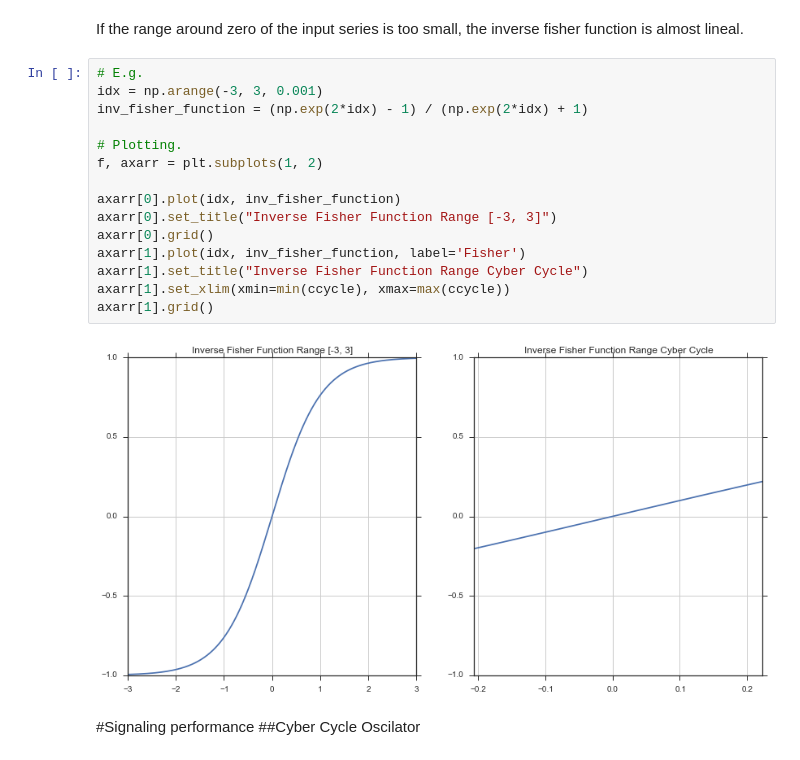
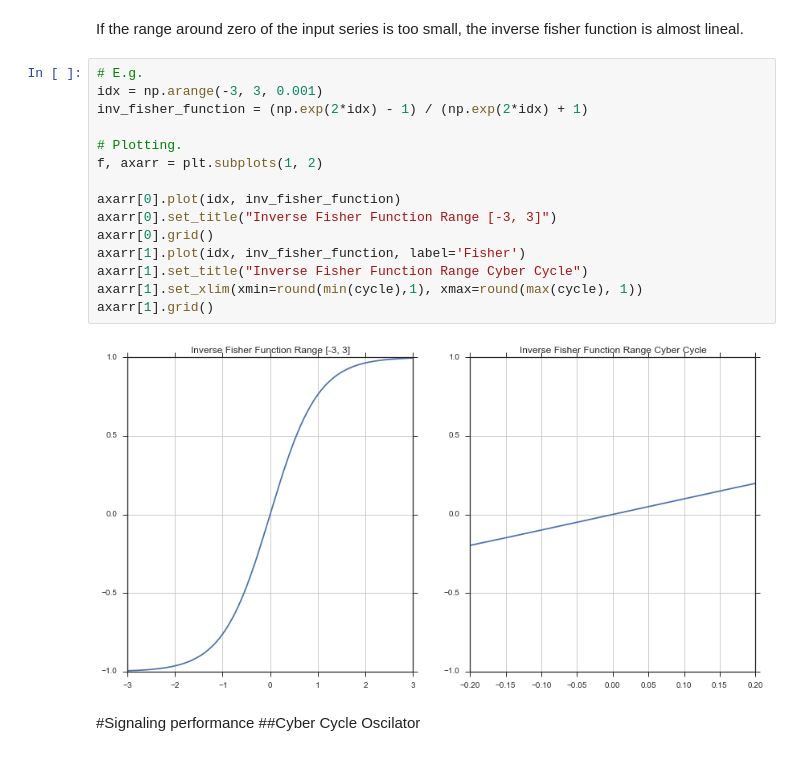
Before and after one commit to Jay-Jay-D/cybernetics_lectures, a Jupyter notebook: Fisher.ipynb, the cells around one changed output. Saved outputs shown, nothing was run; the diff lists cells and outputs as text.

```diff
--- a/Fisher.ipynb
+++ b/Fisher.ipynb
@@ -131,20 +139,20 @@ If the range around zero of the input series is too small, the inverse fisher fu
 # %%
 # E.g.
 idx = np.arange(-3, 3, 0.001)
 inv_fisher_function = (np.exp(2*idx) - 1) / (np.exp(2*idx) + 1)
 
 # Plotting.
 f, axarr = plt.subplots(1, 2)
 
 axarr[0].plot(idx, inv_fisher_function)
 axarr[0].set_title("Inverse Fisher Function Range [-3, 3]")
 axarr[0].grid()
 axarr[1].plot(idx, inv_fisher_function, label='Fisher')
 axarr[1].set_title("Inverse Fisher Function Range Cyber Cycle")
-axarr[1].set_xlim(xmin=min(ccycle), xmax=max(ccycle))
+axarr[1].set_xlim(xmin=round(min(cycle),1), xmax=round(max(cycle), 1))
 axarr[1].grid()
 # %% [output]
-[figure, old version]
+[figure, new version]
 # %% [markdown]
 #Signaling performance
 ##Cyber Cycle Oscilator
```
Also changed, not shown: parts of 5 cells of this notebook, 10 other files.
